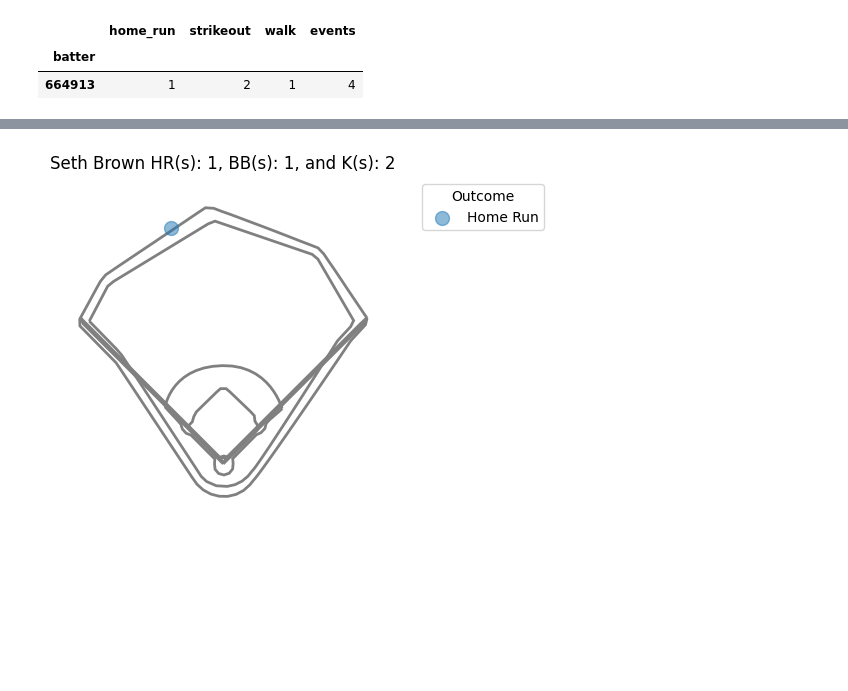
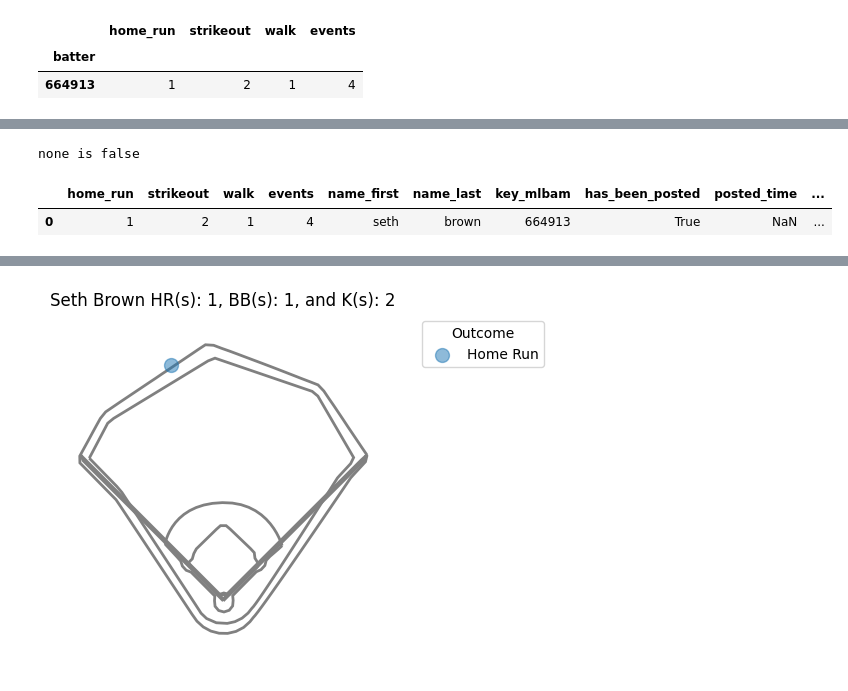
Before and after one commit to nicholson2208/three-true-outcomes, a Jupyter notebook: MessAround.ipynb, the cells around one changed output, grey strips where cells are left out. Cells and saved outputs as stored; diff of their text form; code cells hidden in the pictures; blank space fills up the shorter version.

```diff
--- a/MessAround.ipynb
+++ b/MessAround.ipynb
@@ -131,3 +170,18 @@ only_three_outcomes = only_three_outcomes.merge(player_names[["name_first", "nam
+# %%
+last_run.loc[(last_run["key_mlbam"] == 664913) & (last_run["run_date"] == "2022-06-12"), "has_been_posted"] = True
+#tto_df[(tto_df["key_mlbam"] == key_mlbam) & (tto_df["run_date"] == run_date)]["posted_time"] = "now"
+# %%
+if None:
+    pass
+else:
+    print("none is false")
+# %% [output]
+none is false
+# %%
+last_run
+# %% [output]
+|  | home_run | strikeout | walk | events | name_first | name_last | key_mlbam | has_been_posted | posted_time | ... |
+| 0 | 1 | 2 | 1 | 4 | seth | brown | 664913 | True | NaN | ... |
 # %%
 # double check this!
 
```
Also changed, not shown: parts of 10 cells of this notebook, 8 other files.
